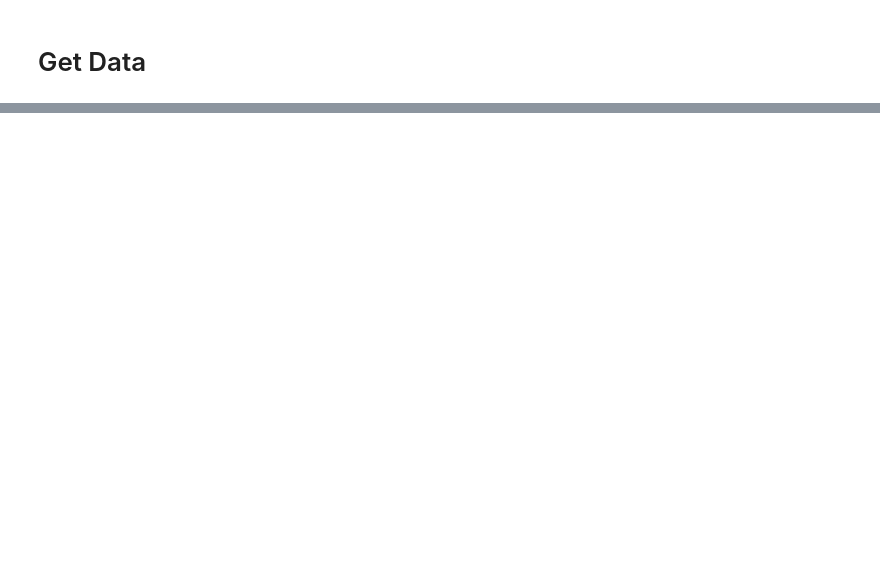
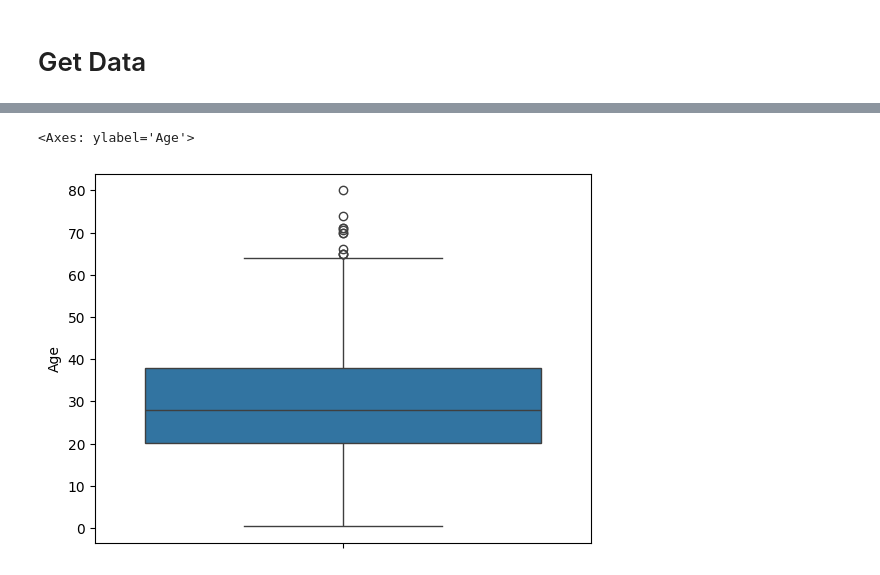
Before and after one commit to mmccoy3197/ML_Assignment_2, a Jupyter notebook: assignment2.ipynb, the cells around one changed output, grey strips where cells are left out. Saved outputs shown, nothing was run; the diff lists cells and outputs as text; code cells hidden in the pictures; blank space fills up the shorter version.

```diff
--- a/assignment2.ipynb
+++ b/assignment2.ipynb
@@ -22,0 +110,5 @@ train.head()
+# %%
+sns.boxplot(train['Age'])
+# %% [output]
+<Axes: ylabel='Age'>
+[figure, added]
```
Also changed, not shown: parts of 18 cells of this notebook.
